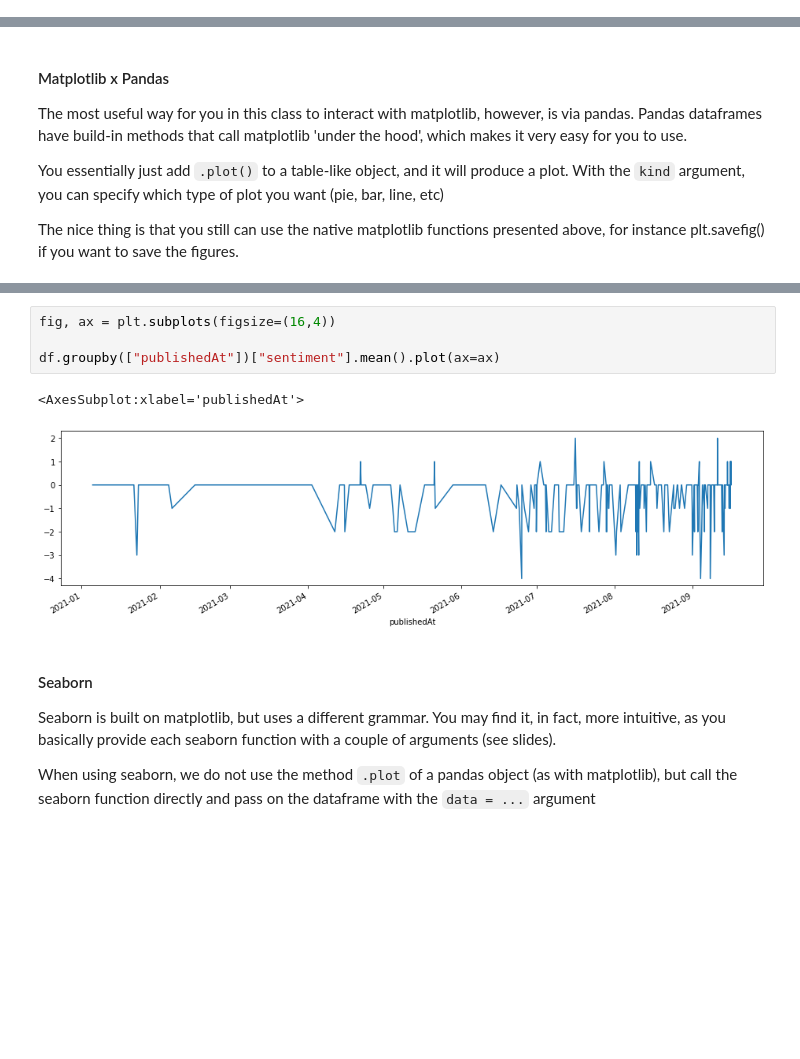
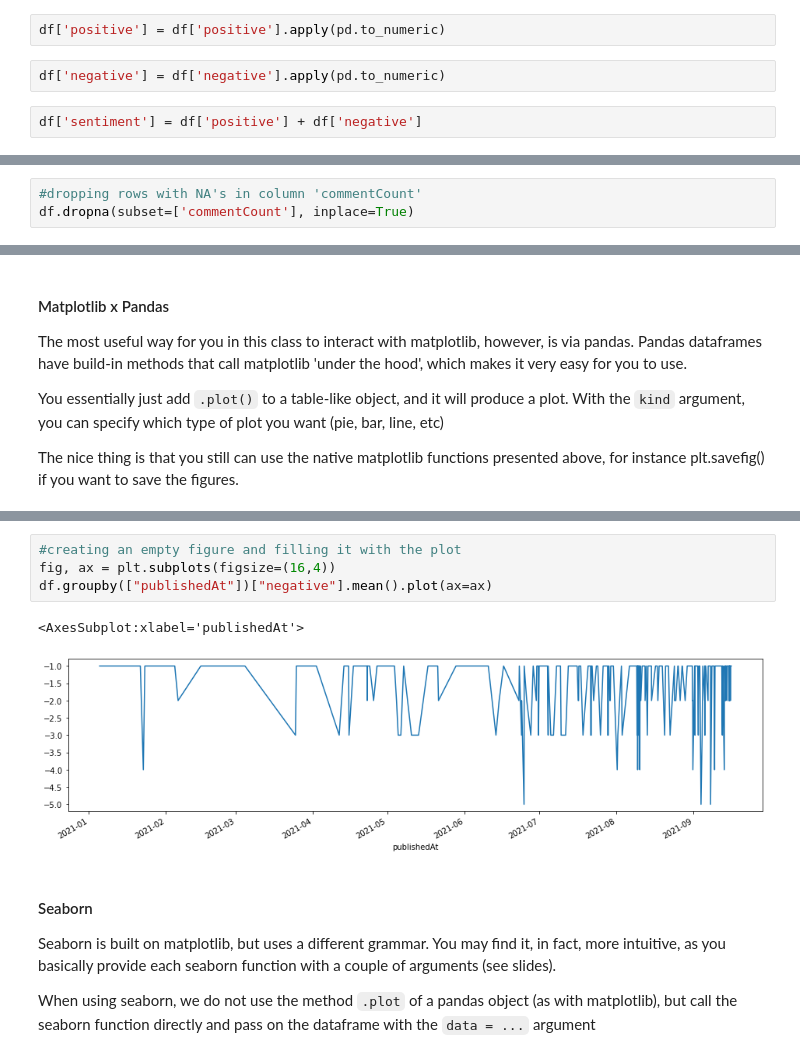
Before and after one commit to uva-cw-ccs1/2122s2, a Jupyter notebook: week5/Lecture/Lecture5.1_DataExploration.ipynb, the cells around one changed output, grey strips where cells are left out. Cells and saved outputs as stored; diff of their text form; blank space fills up the shorter version.

```diff
--- a/week5/Lecture/Lecture5.1_DataExploration.ipynb
+++ b/week5/Lecture/Lecture5.1_DataExploration.ipynb
@@ -87,0 +124,6 @@ Name: commentCount, dtype: float64
+# %%
+df['positive'] = df['positive'].apply(pd.to_numeric)
+# %%
+df['negative'] = df['negative'].apply(pd.to_numeric)
+# %%
+df['sentiment'] = df['positive'] + df['negative']
@@ -87,0 +154,3 @@ Name: commentCount, dtype: float64
+# %%
+#dropping rows with NA's in column 'commentCount'
+df.dropna(subset=['commentCount'], inplace=True)
@@ -191,10 +362,10 @@ df.groupby(["publishedAt"])["sentiment"].mean().plot()
 # %%
+#creating an empty figure and filling it with the plot
 fig, ax = plt.subplots(figsize=(16,4))
-
-df.groupby(["publishedAt"])["sentiment"].mean().plot(ax=ax)
+df.groupby(["publishedAt"])["negative"].mean().plot(ax=ax)
 # %% [output]
 <AxesSubplot:xlabel='publishedAt'>
-[figure, old version]
+[figure, new version]
 # %% [markdown]
 #### Seaborn
 
```
Also changed, not shown: parts of 55 cells of this notebook.
